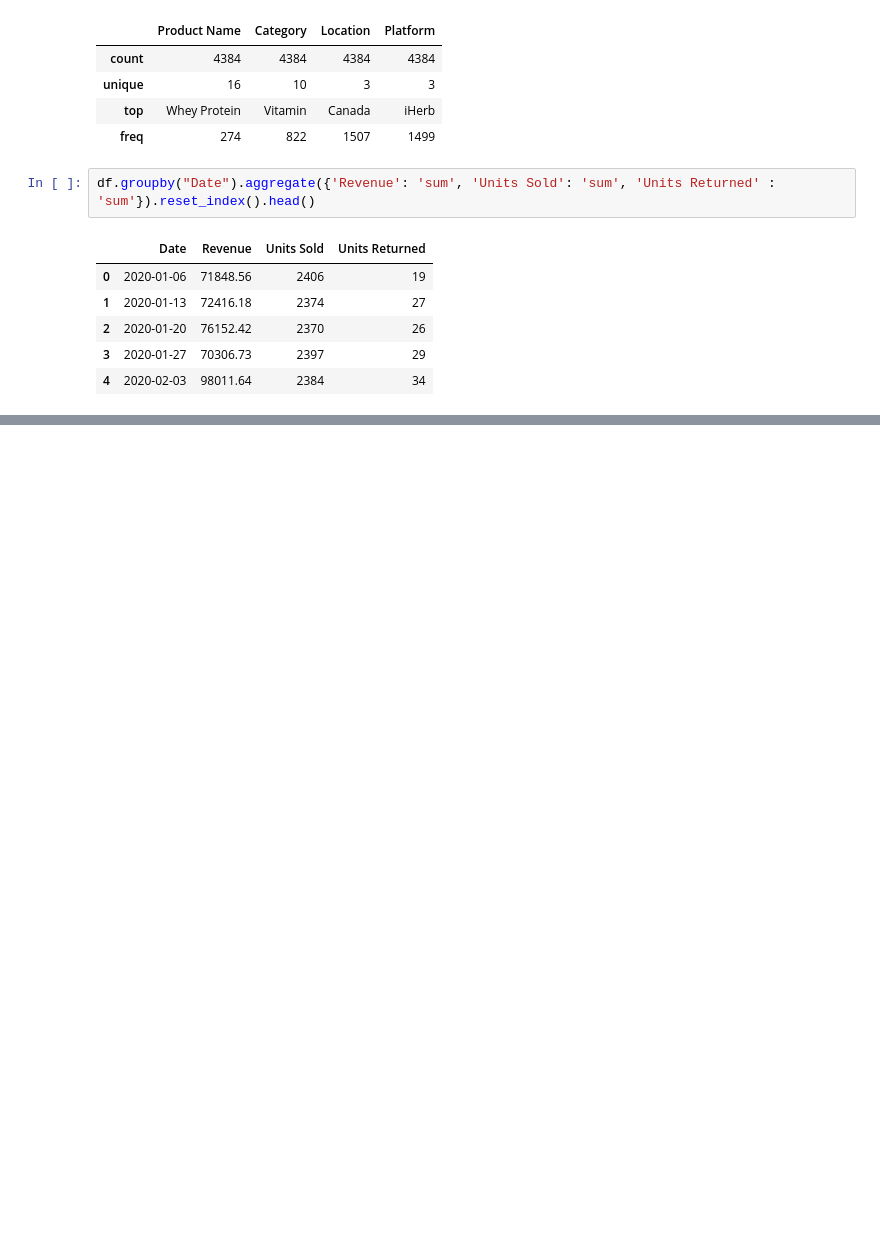
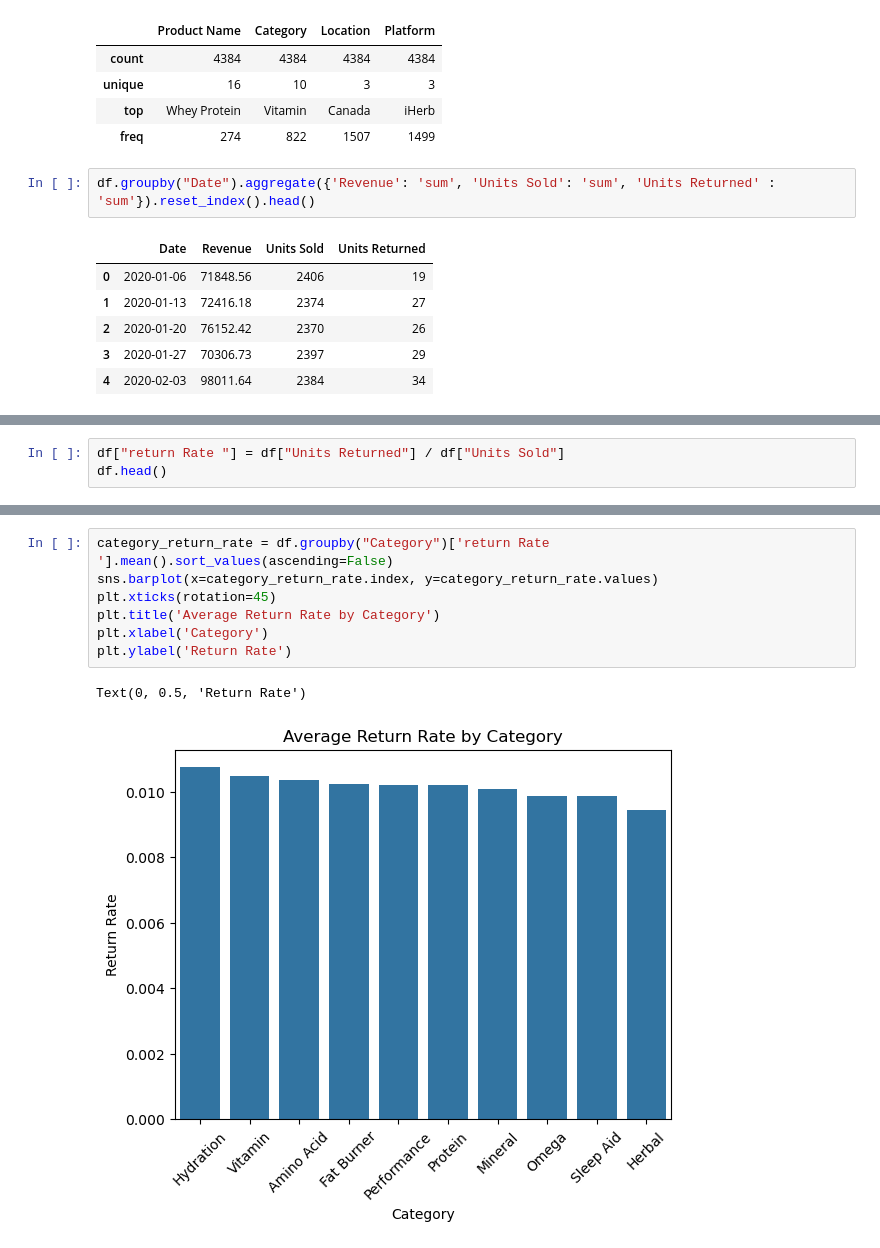
Before and after one commit to Mohamed-Shaheedullah/supplement-sales-EDA, a Jupyter notebook: supplement-sales-analysis.ipynb, the cells around one changed output, grey strips where cells are left out. Drawn from its saved outputs; the diff is of its cells as text; blank space fills up the shorter version.

```diff
--- a/supplement-sales-analysis.ipynb
+++ b/supplement-sales-analysis.ipynb
@@ -158,0 +155,3 @@ Text(0.5, 1.0, 'Bottom 5 Products by Total Revenue')
+# %%
+df["return Rate "] = df["Units Returned"] / df["Units Sold"]
+df.head()
@@ -158,0 +166,10 @@ Text(0.5, 1.0, 'Bottom 5 Products by Total Revenue')
+# %%
+category_return_rate = df.groupby("Category")['return Rate '].mean().sort_values(ascending=False)
+sns.barplot(x=category_return_rate.index, y=category_return_rate.values)
+plt.xticks(rotation=45)
+plt.title('Average Return Rate by Category')
+plt.xlabel('Category')
+plt.ylabel('Return Rate')
+# %% [output]
+Text(0, 0.5, 'Return Rate')
+[figure, added]
```
Also changed, not shown: parts of 17 cells of this notebook.
